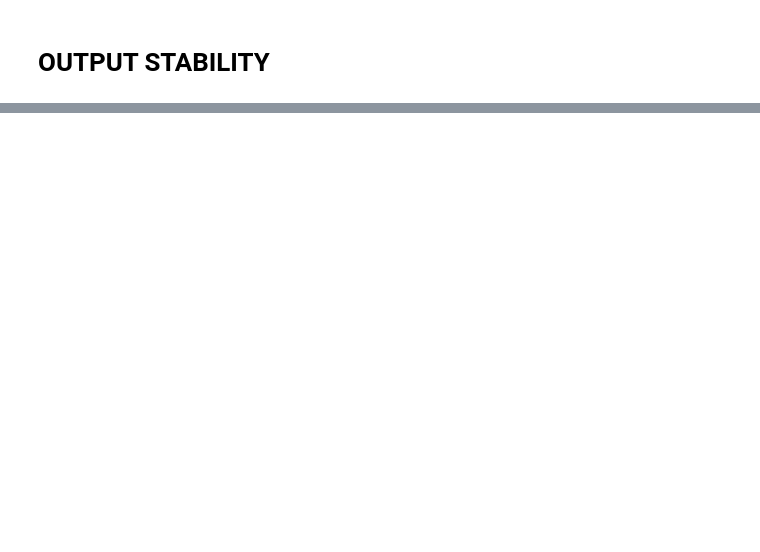
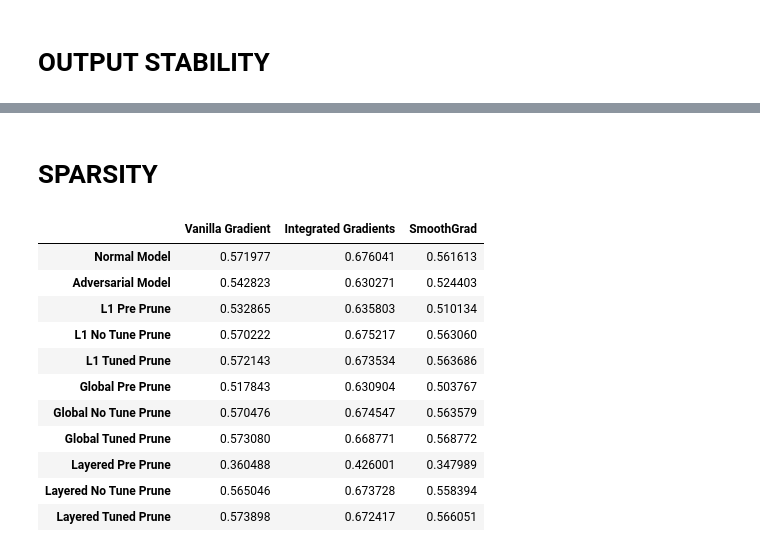
Before and after one commit to sanishsuwal7/VehicleSec, a Jupyter notebook: lisa_saliency.ipynb, the cells around one changed output, grey strips where cells are left out. Cells and saved outputs as stored; diff of their text form; code cells hidden in the pictures; blank space fills up the shorter version.

```diff
--- a/lisa_saliency.ipynb
+++ b/lisa_saliency.ipynb
@@ -1256 +1314,3 @@ df.style.set_table_styles(
+# %% [markdown]
+# SPARSITY
 # %%
@@ -1300,18 +1360,31 @@ layered_tune_sparsity_smooth =
 # %%
 vanilla_gradient = [normal_sparsity_saliency, adversarial_sparsity_saliency, l1_pre_sparsity_saliency, l1_post_no_tune_sparsity_saliency, l1_post_tune_sparsity_saliency,global_pre_sparsity_saliency, global_no_tune_sparsity_saliency,global_tune_sparsity_saliency, layered_pre_sparsity_saliency,layered_no_tune_sparsity_saliency, layered_tune_sparsity_saliency]
 integrated_gradients = [normal_sparsity_ig, adversarial_sparsity_ig, l1_pre_sparsity_ig, l1_post_no_tune_sparsity_ig, l1_post_tune_sparsity_ig,global_pre_sparsity_ig,global_no_tune_sparsity_ig,global_tune_sparsity_ig, layered_pre_tune_sparsity_ig, layered_no_tune_sparsity_ig, layered_tune_sparsity_ig]
-smoothgrad = [normal_sparsity_smooth, adversarial_sparsity_smooth, l1_pre_sparsity_smooth, l1_post_no_tune_sparsity_smooth, l1_post_tune_sparsity_smooth, global_pre_sparsity_smooth, global_no_tune_sparsity_smooth, global_tune_sparsity_smooth, layered_pre_tune_sparsity_smooth, layered_no_tune_sparsity_smooth, layered_tune_sparsityt_smooth]
+smoothgrad = [normal_sparsity_smooth, adversarial_sparsity_smooth, l1_pre_sparsity_smooth, l1_post_no_tune_sparsity_smooth, l1_post_tune_sparsity_smooth, global_pre_sparsity_smooth, global_no_tune_sparsity_smooth, global_tune_sparsity_smooth, layered_pre_tune_sparsity_smooth, layered_no_tune_sparsity_smooth, layered_tune_sparsity_smooth]
 
 row_labels = ["Normal Model", "Adversarial Model", "L1 Pre Prune","L1 No Tune Prune", "L1 Tuned Prune", "Global Pre Prune","Global No Tune Prune","Global Tuned Prune", "Layered Pre Prune","Layered No Tune Prune","Layered Tuned Prune"]
 
 data = {
     "Vanilla Gradient": vanilla_gradient,
     "Integrated Gradients": integrated_gradients,
     "SmoothGrad": smoothgrad
 }
 
 df = pd.DataFrame(data, index = row_labels)
 
 df.style.set_table_styles(
     [{'selector': 'th, td', 'props': [('border', '1px solid black')]}]
 )
+# %% [output]
+|  | Vanilla Gradient | Integrated Gradients | SmoothGrad |
+| Normal Model | 0.571977 | 0.676041 | 0.561613 |
+| Adversarial Model | 0.542823 | 0.630271 | 0.524403 |
+| L1 Pre Prune | 0.532865 | 0.635803 | 0.510134 |
+| L1 No Tune Prune | 0.570222 | 0.675217 | 0.563060 |
+| L1 Tuned Prune | 0.572143 | 0.673534 | 0.563686 |
+| Global Pre Prune | 0.517843 | 0.630904 | 0.503767 |
+| Global No Tune Prune | 0.570476 | 0.674547 | 0.563579 |
+| Global Tuned Prune | 0.573080 | 0.668771 | 0.568772 |
+| Layered Pre Prune | 0.360488 | 0.426001 | 0.347989 |
+| Layered No Tune Prune | 0.565046 | 0.673728 | 0.558394 |
+| Layered Tuned Prune | 0.573898 | 0.672417 | 0.566051 |
```
Also changed, not shown: parts of 14 cells of this notebook, 4 other files.
